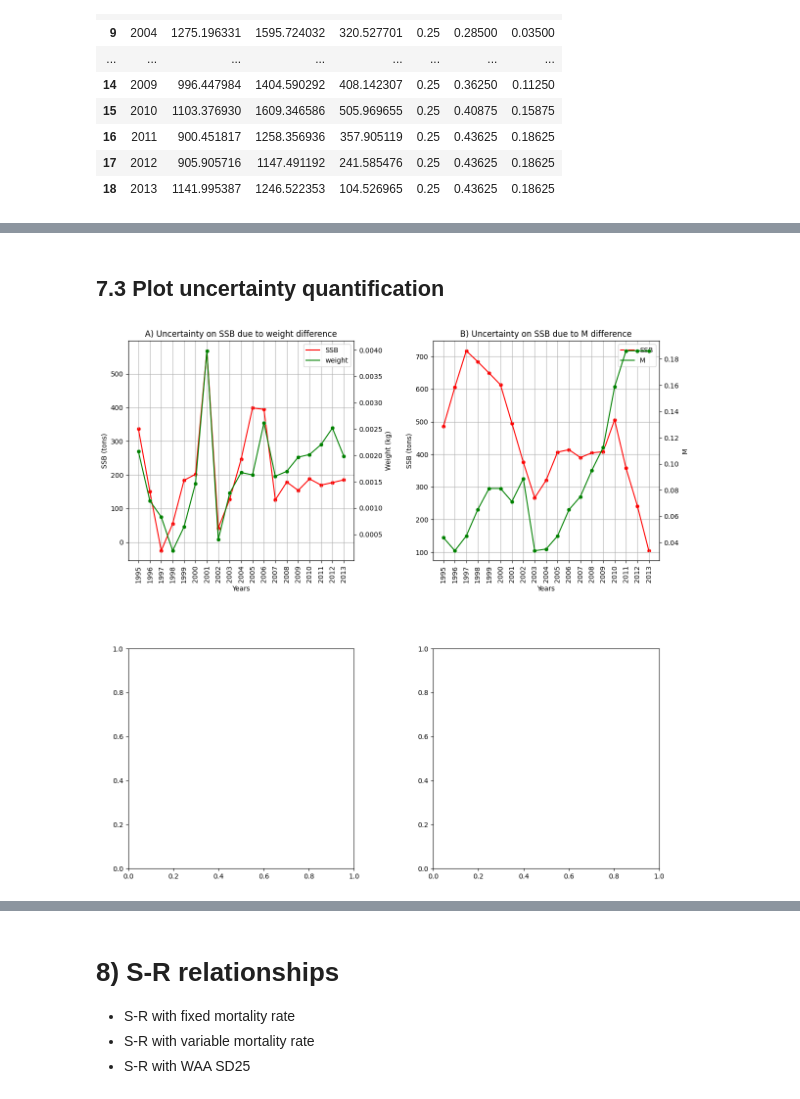
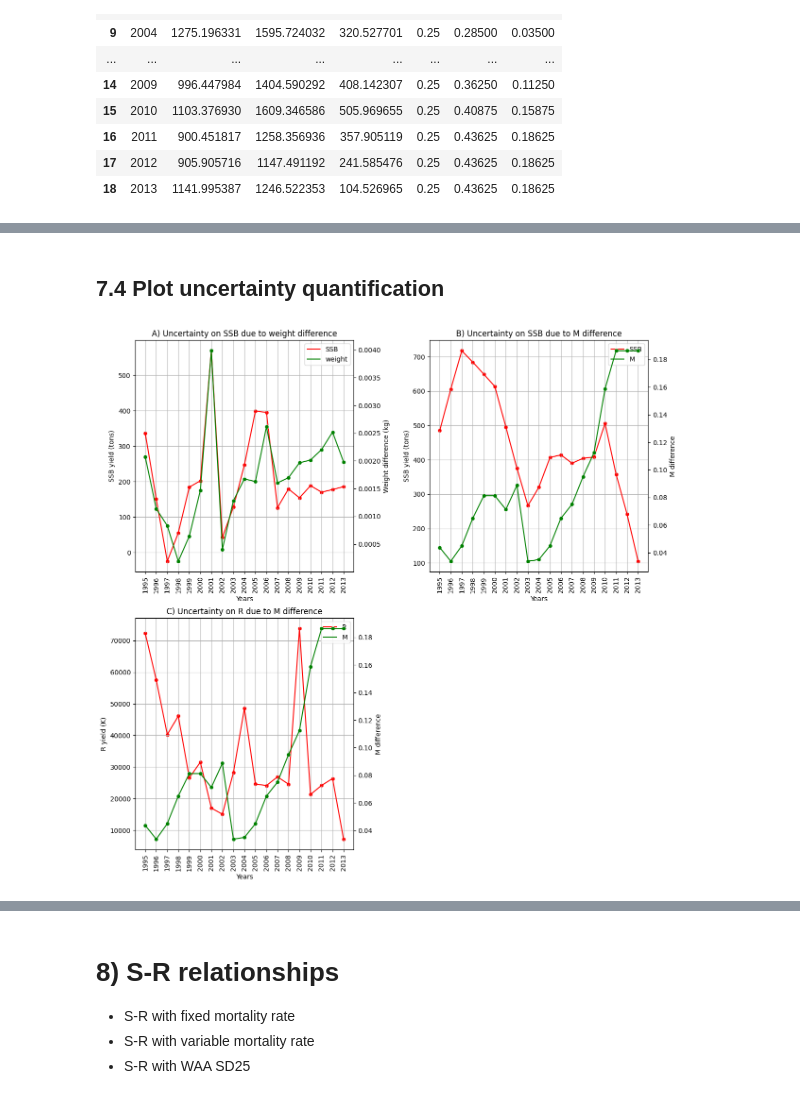
Before and after one commit to d2gex/pfs_slu, a Jupyter notebook: python/vap_fixed_terms.ipynb, the cells around one changed output, grey strips where cells are left out. Cells and saved outputs as stored; diff of their text form; code cells hidden in the pictures.

Commit message:
Add uncertainty quantification

```diff
--- a/python/vap_fixed_terms.ipynb
+++ b/python/vap_fixed_terms.ipynb
@@ -594,0 +598,9 @@ m_ssb_uncertainty
+# %%
+# Calculate R difference due to variable mortality
+m_r_uncertainty = pd.pivot(rsf_vs_rsbv, index=['year'], columns='m_type', values = 'rs').reset_index()
+m_r_uncertainty['r_diff'] = m_r_uncertainty['Variable M'] - m_r_uncertainty['Fixed M']
+m_r_uncertainty = m_r_uncertainty.iloc[offset_1995:]
+
+# # merge both dataframes
+m_r_uncertainty = m_r_uncertainty.merge(m_uncertainty, on =['year'])
+m_r_uncertainty
@@ -595,7 +625,7 @@ m_ssb_uncertainty
 # %% [markdown]
-## 7.3 Plot uncertainty quantification
+## 7.4 Plot uncertainty quantification
 # %%
-_, ax =plt.subplots(nrows=2, ncols=2, figsize=(14,14))
+fig, ax =plt.subplots(nrows=2, ncols=2, figsize=(14,14))
 
 # Plot Weight and SSB uncertainty
 ax_00 = ax[0][0].twinx()
@@ -619,12 +649,12 @@ sns.lineplot(data=w_ssb_uncertainty,
              y="w_diff",
              color='g',
              ax = ax_00)
-ax_00.set_ylabel("Weight (kg)")
+ax_00.set_ylabel("Weight difference (kg)")
 ax[0][0].set(xticks=uncertainty_years)
 ax[0][0].set_xticklabels(ax[0][0].get_xticks(), rotation = 90)
 ax[0][0].set_title("A) Uncertainty on SSB due to weight difference")
 ax[0][0].set_xlabel("Years")
-ax[0][0].set_ylabel("SSB (tons)")
+ax[0][0].set_ylabel("SSB yield (tons)")
 handles = build_twin_lineplot_legend ([{'color': 'r', 'label': 'SSB'},
                              {'color': 'g', 'label': 'weight'}])
 ax[0][0].legend(handles = handles)
@@ -632,39 +662,72 @@ ax[0][0].grid()
 
 
 # Plot variable M and SSB uncertainty
-
 ax_01 = ax[0][1].twinx()
 sns.scatterplot(data=m_ssb_uncertainty,
                 x = "year",
                 y="s_diff",
                 color='r',
                 ax = ax[0][1])
 sns.lineplot(data=m_ssb_uncertainty,
                 x = "year",
                 y="s_diff",
                 color='r',
                 ax = ax[0][1])
 sns.scatterplot(data=m_ssb_uncertainty,
                 x = "year",
                 y="m_diff",
                 color='g',
                 ax = ax_01)
 sns.lineplot(data=m_ssb_uncertainty,
              x = "year",
              y="m_diff",
              color='g',
              ax = ax_01)
-ax_01.set_ylabel("M")
+ax_01.set_ylabel("M difference")
 ax[0][1].set(xticks=uncertainty_years)
 ax[0][1].set_xticklabels(ax[0][1].get_xticks(), rotation = 90)
 ax[0][1].set_title("B) Uncertainty on SSB due to M difference")
 ax[0][1].set_xlabel("Years")
-ax[0][1].set_ylabel("SSB (tons)")
+ax[0][1].set_ylabel("SSB yield (tons)")
 handles = build_twin_lineplot_legend ([{'color': 'r', 'label': 'SSB'},
                              {'color': 'g', 'label': 'M'}])
 ax[0][1].legend(handles = handles)
 ax[0][1].grid()
 
-plt.subplots_adjust(hspace=0.4, wspace=0.35)
+# Plot variable M and R uncertainty
+ax_10 = ax[1][0].twinx()
+sns.scatterplot(data=m_r_uncertainty,
+                x = "year",
+                y="r_diff",
+                color='r',
+                ax = ax[1][0])
+sns.lineplot(data=m_r_uncertainty,
+                x = "year",
+                y="r_diff",
+                color='r',
+                ax = ax[1][0])
+sns.scatterplot(data=m_r_uncertainty,
+                x = "year",
+                y="m_diff",
+                color='g',
+                ax = ax_10)
+sns.lineplot(data=m_r_uncertainty,
+             x = "year",
+             y="m_diff",
+             color='g',
+             ax = ax_10)
+ax_10.set_ylabel("M difference")
+ax[1][0].set(xticks=uncertainty_years)
+ax[1][0].set_xticklabels(ax[1][0].get_xticks(), rotation = 90)
+ax[1][0].set_title("C) Uncertainty on R due to M difference")
+ax[1][0].set_xlabel("Years")
+ax[1][0].set_ylabel("R yield (K)")
+handles = build_twin_lineplot_legend ([{'color': 'r', 'label': 'R'},
+                             {'color': 'g', 'label': 'M'}])
+ax[1][0].legend(handles = handles)
+ax[1][0].grid()
+
+fig.delaxes(ax[1][1])
+plt.subplots_adjust(hspace=0.2, wspace=0.35)
 # %% [output]
-[figure, old version]
+[figure, new version]
```
Also changed, not shown: parts of 6 cells of this notebook.
